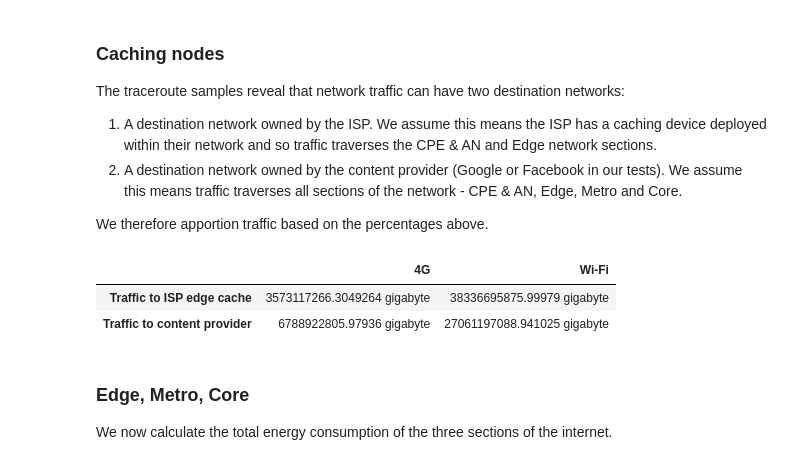
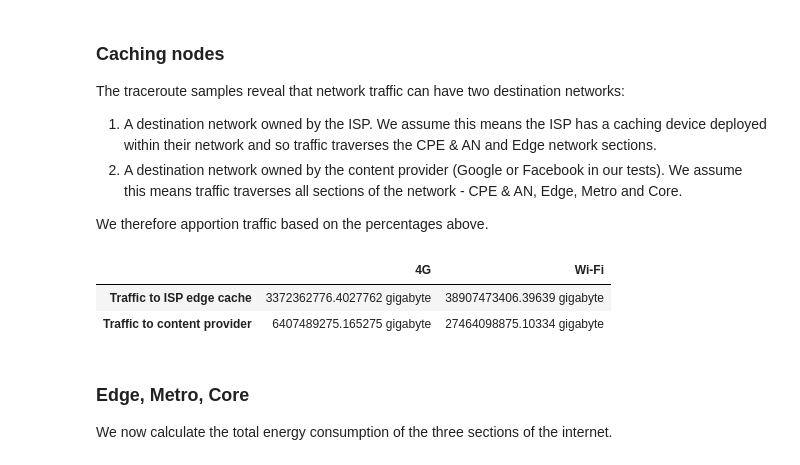
Before and after one commit to davidmytton/paper-video-streaming-network-energy, a Jupyter notebook: model/model.ipynb, the cells around one changed output. Saved outputs shown, nothing was run; the diff lists cells and outputs as text; code cells hidden in the pictures.

```diff
--- a/model/model.ipynb
+++ b/model/model.ipynb
@@ -156,0 +229,13 @@ youtubeDisplay
+# %%
+youtube_data = pd.DataFrame({
+    '4G': ((youtube_time_mobilenetworks / 60) * hour_data_volume),
+    'Wi-Fi': (youtube_time_wifinetworks_alldevices / 60) * hour_data_volume,
+})
+
+fig = px.box(youtube_data)
+fig.update_layout(
+    title_text=f'Annual UK 2019 YouTube data volume',
+    yaxis_title_text='Gigabytes (GB)',
+    xaxis_title_text='Connection type'
+)
+fig.show()
@@ -348,10 +436,10 @@ print(f'{hopCounts["Mean"]["Destination - FB or GOOG: All"]:.1f} ± {hopCounts["
 
 We want to apportion the traffic so it is representative of the routing revealed by the traceroutes. This means we need to calculate what percentage of traffic terminates at the ISP for 4G and Wi-Fi.
 # %%
-trafficPercentISP4G = hopCounts['Count']['Destination - ISP: 4G'] / hopCounts['Count']['Connection: 4G']
-trafficPercentFBGOOG4G = hopCounts['Count']['Destination - FB or GOOG: 4G'] / hopCounts['Count']['Connection: 4G']
-print(f'4G traffic: {trafficPercentISP4G:.0%} terminates at the ISP and {trafficPercentFBGOOG4G:.0%} terminates at Facebook or Google.')
+traffic_isp_4g = hopCounts['Count']['Destination - ISP: 4G'] / hopCounts['Count']['Connection: 4G']
+traffic_googfb_4g = hopCounts['Count']['Destination - GOOG or FB: 4G'] / hopCounts['Count']['Connection: 4G']
+print(f'4G traffic: {traffic_isp_4g:.0%} terminates at the ISP and {traffic_googfb_4g:.0%} terminates at Google or Facebook.')
 
-trafficPercentISPWiFi = hopCounts['Count']['Destination - ISP: Wi-Fi'] / hopCounts['Count']['Connection: Wi-Fi']
-trafficPercentFBGOOGWiFi = hopCounts['Count']['Destination - FB or GOOG: Wi-Fi'] / hopCounts['Count']['Connection: Wi-Fi']
-print(f'Wi-Fi traffic: {trafficPercentISPWiFi:.0%} terminates at the ISP and {trafficPercentFBGOOGWiFi:.0%} terminates at Facebook or Google.')
+traffic_isp_wifi = hopCounts['Count']['Destination - ISP: Wi-Fi'] / hopCounts['Count']['Connection: Wi-Fi']
+traffic_googfb_wifi = hopCounts['Count']['Destination - GOOG or FB: Wi-Fi'] / hopCounts['Count']['Connection: Wi-Fi']
+print(f'Wi-Fi traffic: {traffic_isp_wifi:.0%} terminates at the ISP and {traffic_googfb_wifi:.0%} terminates at Google or Facebook.')
@@ -645,21 +739,21 @@ The traceroute samples reveal that network traffic can have two destination netw
 
 We therefore apportion traffic based on the percentages above.
 # %%
-trafficDestination = pd.DataFrame({
+traffic_destination = pd.DataFrame({
     '4G': {
-        'Traffic to ISP edge cache': trafficPercentISP4G * allUKVideo['Data']['4G'],
-        'Traffic to content provider': trafficPercentFBGOOG4G * allUKVideo['Data']['4G'],
+        'Traffic to ISP edge cache': traffic_isp_4g * (allukvideo_data['4G'].mean() * ureg.gigabyte),
+        'Traffic to content provider': traffic_googfb_4g * (allukvideo_data['4G'].mean() * ureg.gigabyte),
     },
     'Wi-Fi': {
-        'Traffic to ISP edge cache': trafficPercentISPWiFi * allUKVideo['Data']['Wi-Fi'],
-        'Traffic to content provider': trafficPercentFBGOOGWiFi * allUKVideo['Data']['Wi-Fi'],
+        'Traffic to ISP edge cache': traffic_isp_wifi * (allukvideo_data['Wi-Fi'].mean() * ureg.gigabyte),
+        'Traffic to content provider': traffic_googfb_wifi * (allukvideo_data['Wi-Fi'].mean() * ureg.gigabyte),
     }
 })
-trafficDestination
+traffic_destination
 # %% [output]
 |  | 4G | Wi-Fi |
-| Traffic to ISP edge cache | 3573117266.3049264 gigabyte | 38336695875.99979 gigabyte |
-| Traffic to content provider | 6788922805.97936 gigabyte | 27061197088.941025 gigabyte |
+| Traffic to ISP edge cache | 3372362776.4027762 gigabyte | 38907473406.39639 gigabyte |
+| Traffic to content provider | 6407489275.165275 gigabyte | 27464098875.10334 gigabyte |
 # %% [markdown]
 ### Edge, Metro, Core
 
```
Also changed, not shown: parts of 37 cells of this notebook, 1 other file.
